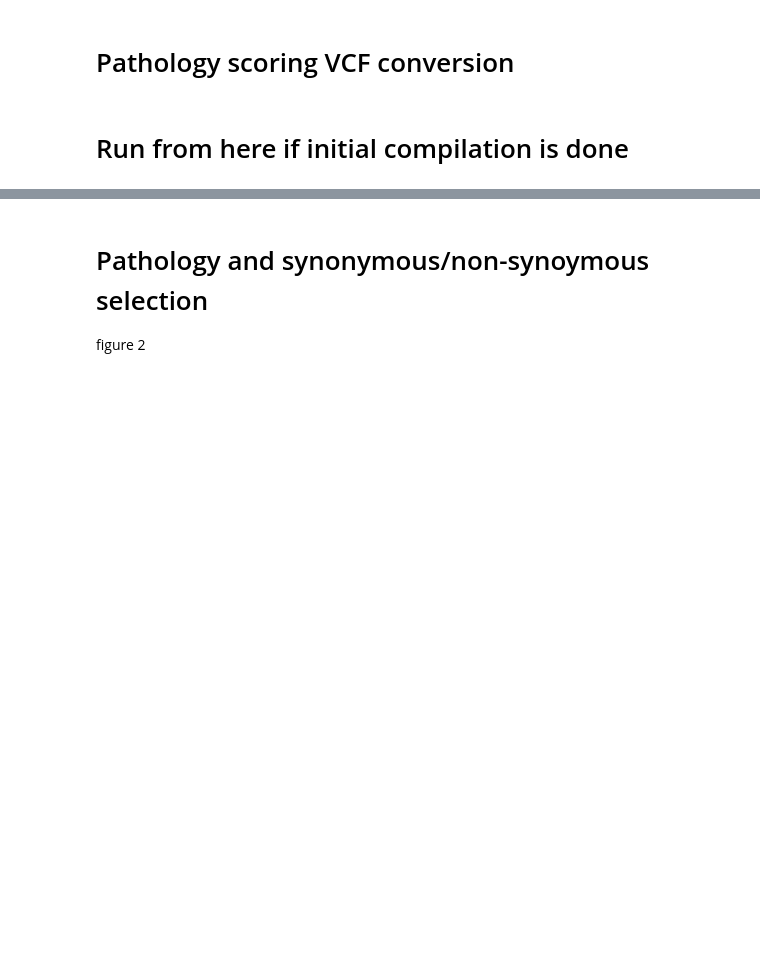
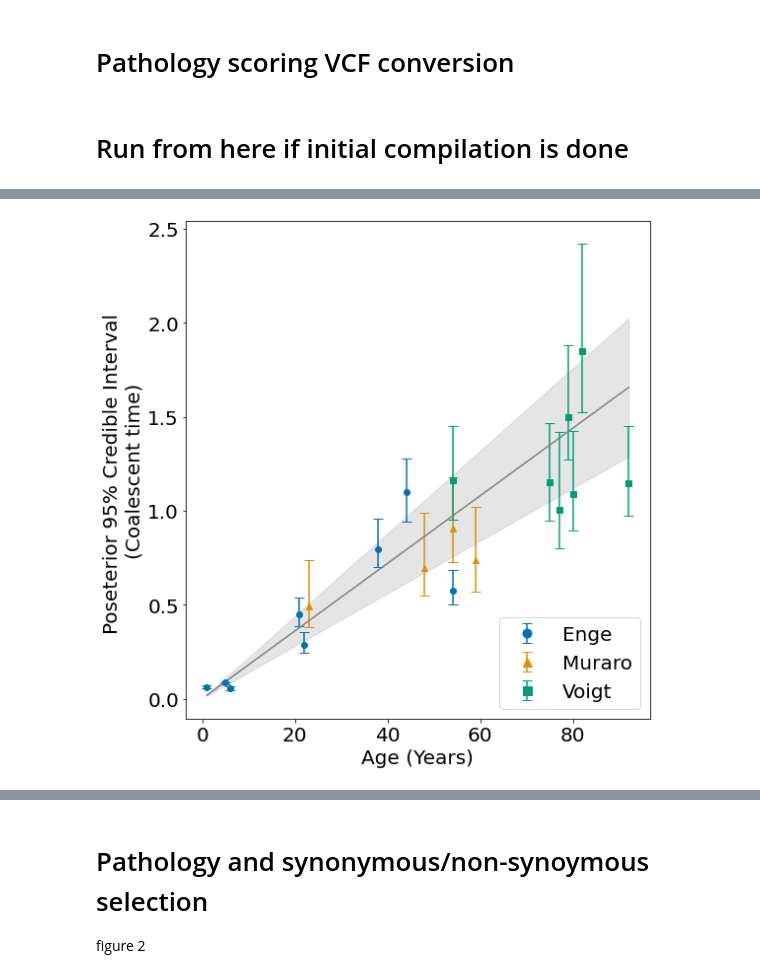
Before and after one commit to SystemsAndSignalsGroup/Mito-Ageing, a Jupyter notebook: code/variantAnalysis/variant_analysis.ipynb, the cells around one changed output, grey strips where cells are left out. Saved outputs shown, nothing was run; the diff lists cells and outputs as text; code cells hidden in the pictures; blank space fills up the shorter version.

```diff
--- a/code/variantAnalysis/variant_analysis.ipynb
+++ b/code/variantAnalysis/variant_analysis.ipynb
@@ -43,10 +263,19 @@ d_donor_all = pd.concat([d_donor_mur,d_donor_eng,d_donor_voi], ignore_index=Fals
 
 d_donor_all = d_donor_all.sort_values(by = ['donor_age','donor_id'])
 
-bases=d_donor_all.groupby('donor_id').mean()['bases_passed']
+with open('../../data/precomputedData/human_baseDict.pkl', 'rb') as handle:
+    bases = pickle.load(handle)
+with open('../../data/precomputedData/human_cellDict.pkl', 'rb') as handle:
+    cells = pickle.load(handle)
+
+donors = d_donor_all.donor_id.unique()
 
 eng_colour = (0.00392156862745098, 0.45098039215686275, 0.6980392156862745)
 mur_colour = (0.8705882352941177, 0.5607843137254902, 0.0196078431372549)
 voi_colour = (0.00784313725490196, 0.6196078431372549, 0.45098039215686275)
+
+namedict={'Eng':'Enge',
+ 'Mur':'Muraro',
+ 'Voi':'Voigt'}
 # %% [markdown]
 # Looking at bulk heteroplasmy and detectable mutants
@@ -212,0 +492,29 @@ The mpl_toolkits.axes_grid module was deprecated in Matplotlib 2.1 and will be r
+# %%
+max_times = []
+min_time_errors = []
+max_time_errors = []
+ages = []
+data = []
+for donor_id in donors:
+    max_times.append(times[time_marg[donor_id].argmax()])
+    min_time_errors.append(max_times[-1] -np.nanmin(np.where((np.cumsum(time_marg[donor_id].astype(float))>0.05) & ( np.cumsum(time_marg[donor_id].astype(float))<0.95), times,np.nan)))
+    max_time_errors.append(np.nanmax(np.where((np.cumsum(time_marg[donor_id].astype(float))>0.05) & ( np.cumsum(time_marg[donor_id].astype(float))<0.95), times,np.nan))-max_times[-1])
+    ages.append(int(donor_id[:-4]))
+    data.append(namedict[donor_id[-3:]])
+# %%
+fig = plt.figure(figsize=(8,8))
+for g in np.unique(np.array(data)):
+    ix = np.where(np.array(data) == g)
+    plt.errorbar(np.array(ages)[ix], np.array(max_times)[ix]/2, yerr= np.array([np.array(min_time_errors)[ix].T/2 ,np.array(max_time_errors)[ix].T/2]), c = cdict[g], capsize=5,label = g, fmt = styledict[g])
+plt.xlabel('Age (Years)', size=20)
+plt.ylabel('Poseterior 95% Credible Interval \n(Coalescent time)',size=20)
+plt.legend(loc='lower right',fontsize=20, markerscale=1.5)
+plt.xticks(fontsize=20, rotation=0)
+plt.yticks(fontsize=20)
+plt.plot(ages, alpha*np.array(ages)/2, color='grey')
+plt.fill_between(ages, 0.028*np.array(ages)/2, 0.044*np.array(ages)/2, color='grey', alpha = 0.2)
+plt.tight_layout()
+plt.savefig('../../figures/publicationFigures/figure1h.pdf')
+plt.show()
+# %% [output]
+[figure, added]
```
Also changed, not shown: parts of 29 cells of this notebook, 50 other files.
